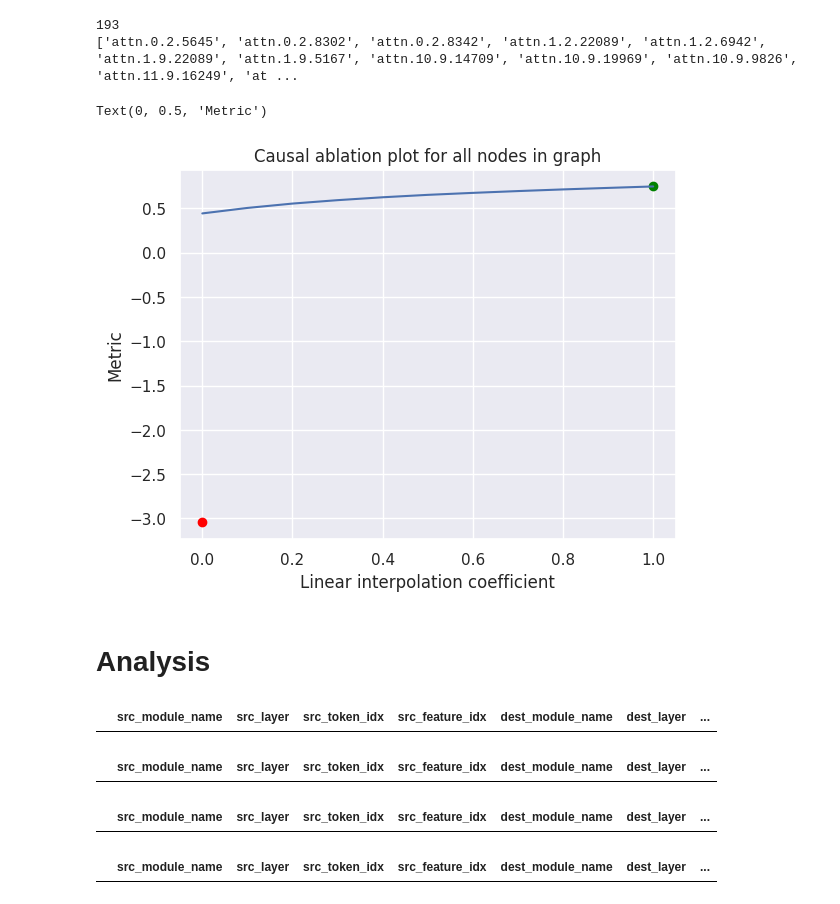
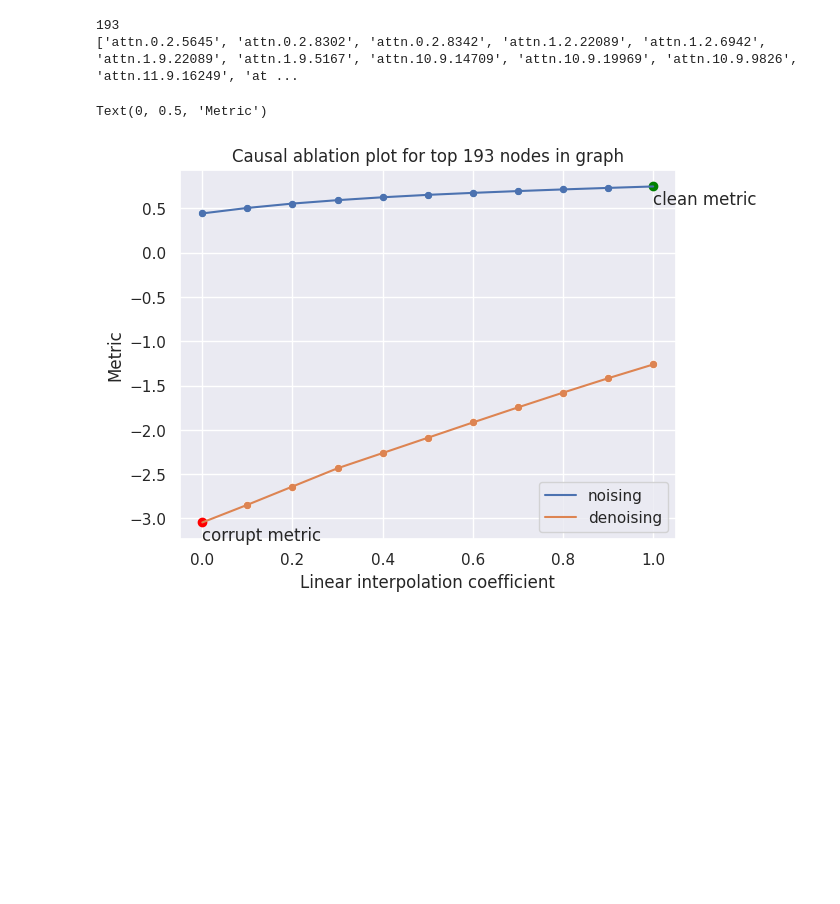
Before and after one commit to dtch1997/circuit-finder, a Jupyter notebook: circuit_finder/experiments/gender_bias.ipynb, the cells around one changed output. Drawn from its saved outputs; the diff is of its cells as text; code cells hidden in the pictures; blank space fills up the shorter version.

Commit message:
update graph

```diff
--- a/circuit_finder/experiments/gender_bias.ipynb
+++ b/circuit_finder/experiments/gender_bias.ipynb
@@ -501,7 +508,7 @@ def get_circuit_node_patch_hooks(
     clean_cache: ActivationCache,
     corrupt_cache: ActivationCache,
     nodes: list[Node],
-    coefficient: float
+    coefficient: float,
 ):
     """ Return a list of patch hooks """
 
@@ -526,4 +533,6 @@ print(all_nodes)
 # %% [output]
 193
 ['attn.0.2.5645', 'attn.0.2.8302', 'attn.0.2.8342', 'attn.1.2.22089', 'attn.1.2.6942', 'attn.1.9.22089', 'attn.1.9.5167', 'attn.10.9.14709', 'attn.10.9.19969', 'attn.10.9.9826', 'attn.11.9.16249', 'at ...
+# %%
+results = {}
 # %%
@@ -546,49 +561,47 @@ with splice_model_with_saes_and_transcoders(model, transcoders, attn_saes) as sp
+# %%
+# Denoising setting
+coefficients = []
+metrics = []
+with splice_model_with_saes_and_transcoders(
+    model, transcoders, attn_saes
+) as spliced_model:
+    for coefficient in np.linspace(0, 1, 11):
+        # NOTE: In the noising setting, the clean and corrupt caches are swapped
+        fwd_hooks = get_circuit_node_patch_hooks(
+            corrupt_cache, clean_cache, all_nodes, coefficient
+        )
+        with model.hooks(fwd_hooks=fwd_hooks):
+            # NOTE: In the noising setting, the clean and corrupt tokens are swapped
+            metric = metric_fn(model, corrupt_tokens).item()
+            metrics.append(metric)
+            # NOTE: in the noising setting, the role of the coefficient is inverted
+            coefficients.append(1 - coefficient)
+
+results['denoising'] = {
+    'coefficients': coefficients,
+    'metrics': metrics
+}
 # %%
 import seaborn as sns
 import matplotlib.pyplot as plt
 
 sns.set_theme()
-sns.lineplot(x = coefficients, y = metrics)
-plt.scatter([1], [clean_metric], color = 'green')
-plt.scatter([0], [corrupt_metric], color = 'red')
+for setting, result in results.items():
+    coefficients = result["coefficients"]
+    metrics = result["metrics"]
+    sns.lineplot(x=coefficients, y=metrics, label=setting)
+    sns.scatterplot(x=coefficients, y=metrics)
+plt.legend()
+# Add text
+text_offset = -0.2
+plt.scatter([1], [clean_metric], color="green")
+plt.text(1, clean_metric + text_offset, "clean metric", fontsize=12)
+plt.scatter([0], [corrupt_metric], color="red")
+plt.text(0, corrupt_metric + text_offset, "corrupt metric", fontsize=12)
 
-plt.title(f"Causal ablation plot for all nodes in graph")
+plt.title(f"Causal ablation plot for top {len(all_nodes)} nodes in graph")
 plt.xlabel("Linear interpolation coefficient")
 plt.ylabel("Metric")
 # %% [output]
 Text(0, 0.5, 'Metric')
-[figure, old version]
+[figure, new version]
-# %% [markdown]
-# Analysis
-# %%
-# Upstream edges for layer 6 att 17410
-
-get_incoming_edge_df(df, "attn", 6, 17410)
-# %% [output]
-|  | src_module_name | src_layer | src_token_idx | src_feature_idx | dest_module_name | dest_layer | ... |
-# %%
-# Downstream edges for layer 6 att 17410
-
-get_outgoing_edge_df(df, "attn", 6, 17410)
-# %% [output]
-|  | src_module_name | src_layer | src_token_idx | src_feature_idx | dest_module_name | dest_layer | ... |
-# %%
-node_df = df[
-    (df["src_layer"] == 8)
-    & (df["src_module_name"] == "attn")
-    & (df["src_feature_idx"] == 16513)
-]
-
-node_df
-# %% [output]
-|  | src_module_name | src_layer | src_token_idx | src_feature_idx | dest_module_name | dest_layer | ... |
-# %%
-node_df = df[
-    (df["src_layer"] == 10)
-    & (df["src_module_name"] == "attn")
-    & (df["src_feature_idx"] == 3849)
-]
-
-node_df
-# %% [output]
-|  | src_module_name | src_layer | src_token_idx | src_feature_idx | dest_module_name | dest_layer | ... |
```
Also changed, not shown: parts of 24 cells of this notebook, 2 other files.
